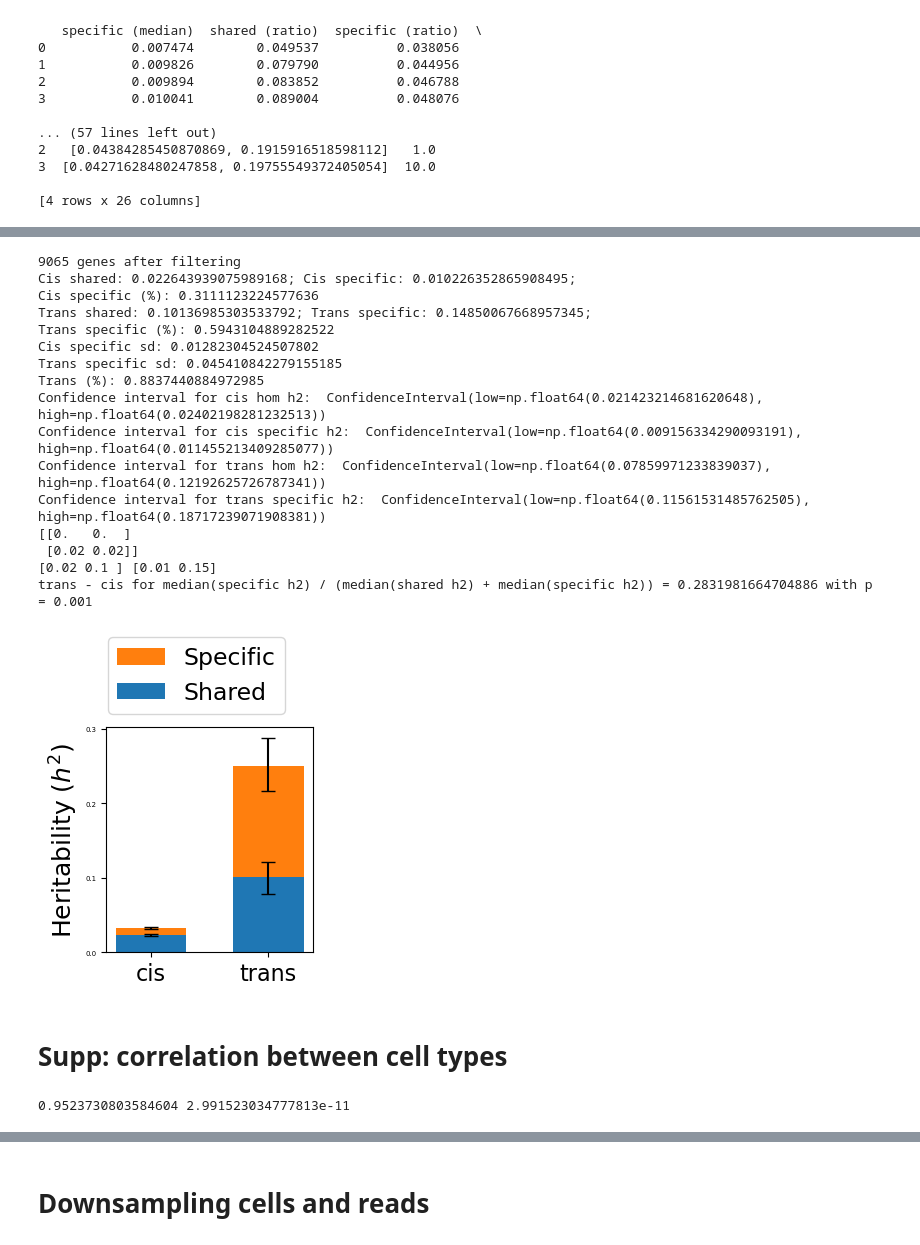
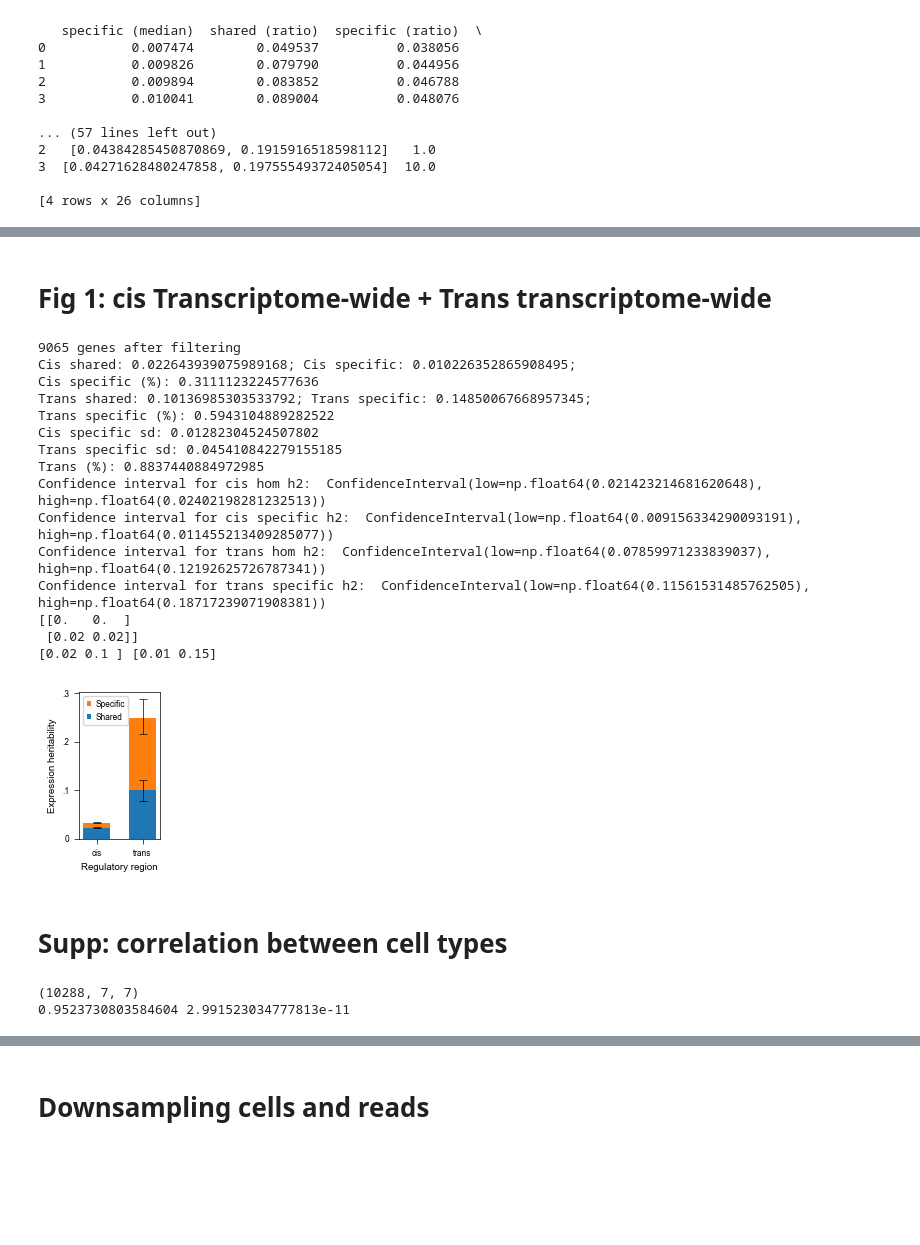
Before and after one commit to Minhui-Chen/CIGMA, a Jupyter notebook: workflow/notebook/fig3.ipynb, the cells around one changed output, grey strips where cells are left out. Drawn from its saved outputs; the diff is of its cells as text; code cells hidden in the pictures; blank space fills up the shorter version.

```diff
--- a/workflow/notebook/fig3.ipynb
+++ b/workflow/notebook/fig3.ipynb
@@ -13,3 +13,21 @@ from scipy import stats
 from mpl_toolkits.axes_grid1.axes_divider import make_axes_locatable
 
 from cigma import plot, util
+
+import matplotlib.font_manager as fm
+
+font_dir = os.path.abspath(os.path.join(os.path.dirname(os.__file__), '..', '..', 'fonts'))
+print(font_dir)
+try:
+    for f in os.listdir(font_dir):
+        if f.endswith('.ttf'):
+            fm.fontManager.addfont(os.path.join(font_dir, f))
+    if 'Arial' in [f.name for f in fm.fontManager.ttflist]:
+        plt.rcParams['font.family'] = 'Arial'
+        plt.rcParams['mathtext.fontset'] = 'custom'
+        plt.rcParams['mathtext.rm'] = 'Arial'
+        plt.rcParams['mathtext.it'] = 'Arial:italic'
+        plt.rcParams['mathtext.bf'] = 'Arial:bold'
+        print("Using Arial font.")
+except:
+    print("Unable to find the font directory. Using default font settings.")
@@ -1135,35 +1192,53 @@ plt.show()
+# %% [markdown]
+# Fig 1: cis Transcriptome-wide + Trans transcriptome-wide
 # %%
-#fig 1: cis Transcriptome-wide + Trans transcriptome-wide
-# sns.set_style('dark')
+default_axes_linewidth = mpl.rcParams['axes.linewidth']  # returns default (usually 0.8)
+default_xtick_major_width = mpl.rcParams['xtick.major.width']  # usually 0.8
+default_ytick_major_width = mpl.rcParams['ytick.major.width']  # usually 0.8
+default_xtick_minor_width = mpl.rcParams['xtick.minor.width']  # usually 0.8
+default_ytick_minor_width = mpl.rcParams['ytick.minor.width']  # usually 0.8
 
-fig, ax = plt.subplots(figsize=(2.8, 4))
+plt.rcParams['axes.linewidth'] = .5
+plt.rcParams['xtick.major.width'] = .5
+plt.rcParams['ytick.major.width'] = .5
+plt.rcParams['xtick.minor.width'] = .5
+plt.rcParams['ytick.minor.width'] = .5
+
+fig, ax = plt.subplots(figsize=(1.3, 2))
 dif, p = plot.ctp_h2_plot(trans, ax, colors, h2='median', width=.6)
-ax.legend(loc='upper left', bbox_to_anchor=(-.05, 1.45), reverse=True, fontsize=17)
-ax.set_ylabel('Heritability ($h^2$)', fontsize=18)
-ax.set_yticks([0, 0.1, 0.2, 0.3])
-ax.tick_params(axis='x', labelsize=16)
-print(f'trans - cis for median(specific h2) / (median(shared h2) + median(specific h2)) = {dif} with p = {p}')
+ax.legend(loc='upper left', reverse=True, fontsize=6, handlelength=.5, handleheight=.5, handletextpad=.5)
+# ax.legend(loc='upper left', bbox_to_anchor=(-.05, 1.45), reverse=True, fontsize=17)
+ax.set_xlabel('Regulatory region', fontsize=7)
+ax.set_ylabel('Expression heritability', fontsize=7)
+ax.set_yticks([0, 0.1, 0.2, 0.3], ['0', '.1', '.2', '.3'])
+ax.tick_params(axis='both', labelsize=6)
+# print(f'trans - cis for median(specific h2) / (median(shared h2) + median(specific h2)) = {dif} with p = {p}')
 # ax.set_ylim(0, .35)
 
 fig.tight_layout()
+fig.savefig('../../figure/Fig1_h2.jpg', dpi=300, bbox_inches='tight')
+plt.rcParams['axes.linewidth'] = default_axes_linewidth
+plt.rcParams['xtick.major.width'] = default_xtick_major_width
+plt.rcParams['ytick.major.width'] = default_ytick_major_width
+plt.rcParams['xtick.minor.width'] = default_xtick_minor_width
+plt.rcParams['ytick.minor.width'] = default_ytick_minor_width
 # %% [output]
 9065 genes after filtering
 Cis shared: 0.022643939075989168; Cis specific: 0.010226352865908495;
 Cis specific (%): 0.3111123224577636
 Trans shared: 0.10136985303533792; Trans specific: 0.14850067668957345;
 Trans specific (%): 0.5943104889282522
 Cis specific sd: 0.01282304524507802
 Trans specific sd: 0.045410842279155185
 Trans (%): 0.8837440884972985
 Confidence interval for cis hom h2:  ConfidenceInterval(low=np.float64(0.021423214681620648), high=np.float64(0.02402198281232513))
 Confidence interval for cis specific h2:  ConfidenceInterval(low=np.float64(0.009156334290093191), high=np.float64(0.011455213409285077))
 Confidence interval for trans hom h2:  ConfidenceInterval(low=np.float64(0.07859971233839037), high=np.float64(0.12192625726787341))
 Confidence interval for trans specific h2:  ConfidenceInterval(low=np.float64(0.11561531485762505), high=np.float64(0.18717239071908381))
 [[0.   0.  ]
  [0.02 0.02]]
 [0.02 0.1 ] [0.01 0.15]
-trans - cis for median(specific h2) / (median(shared h2) + median(specific h2)) = 0.2831981664704886 with p = 0.001
-[figure, old version]
+[figure, new version]
 # %% [markdown]
 # Supp: correlation between cell types
 # %%
@@ -1175,6 +1250,7 @@ def cal_cor(X):
     X = X.mean(axis=0)
     return (X / np.sqrt(np.outer(np.diag(X), np.diag(X))))[upper_mask]
 
+print(full_V.shape)
 V_cor = cal_cor(full_V)
 W_cor = cal_cor(full_W)
 # calculate correlation and p
@@ -1194,6 +1270,7 @@ for i in range(9999):
 ci_V_cor = np.percentile(sampled_V_cor, [2.5, 97.5], axis=0) # 95% confidence interval
 ci_W_cor = np.percentile(sampled_W_cor, [2.5, 97.5], axis=0)  # 95% confidence interval
 # %% [output]
+(10288, 7, 7)
 0.9523730803584604 2.991523034777813e-11
 # %%
 # Create scatter plot
```
Also changed, not shown: parts of 15 cells of this notebook, 8 other files.
